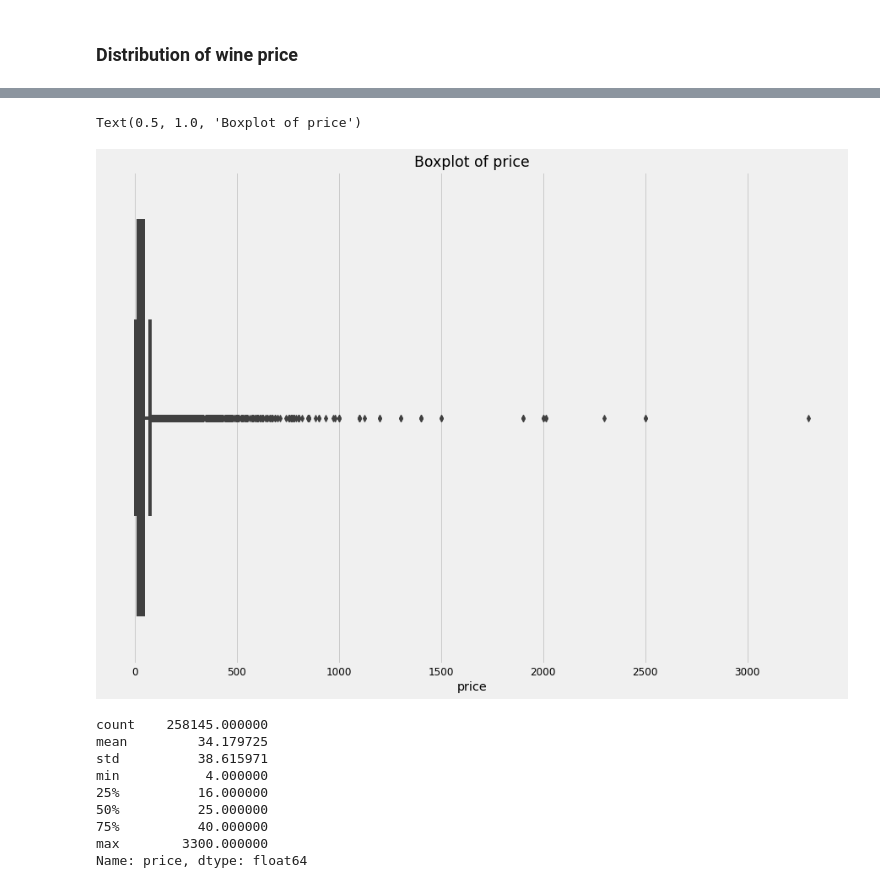
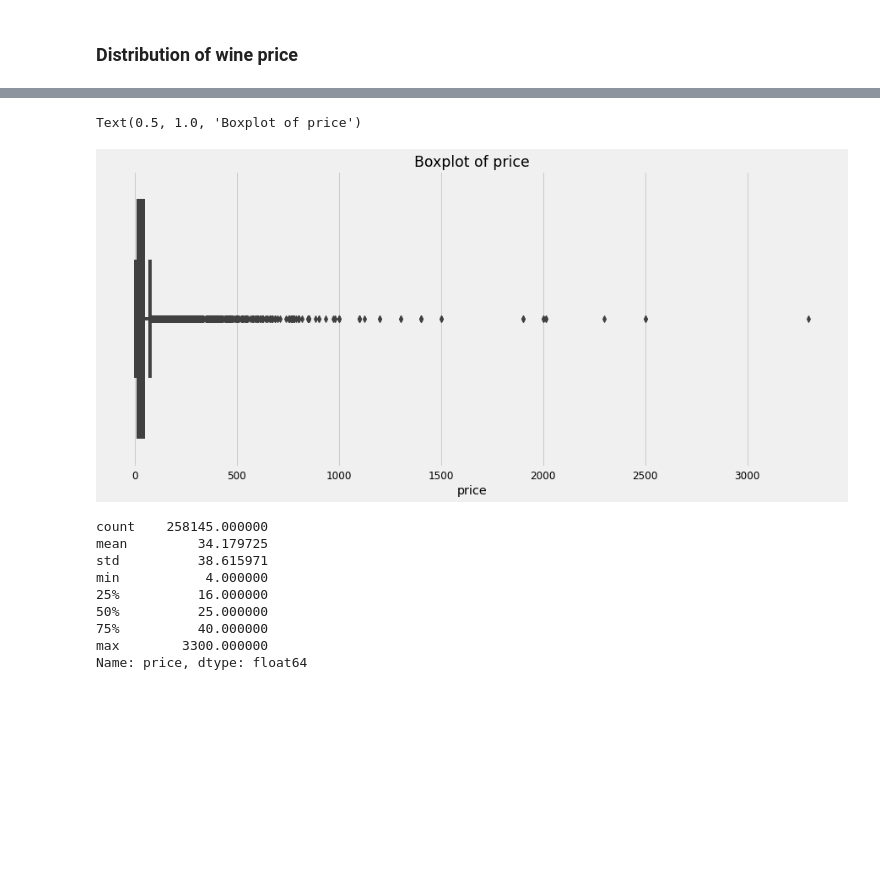
Before and after one commit to FelipeEnne/Wine-Recommendation, a Jupyter notebook: Wine-Recommendation.ipynb, the cells around one changed output, grey strips where cells are left out. Saved outputs shown, nothing was run; the diff lists cells and outputs as text; code cells hidden in the pictures; blank space fills up the shorter version.

```diff
--- a/Wine-Recommendation.ipynb
+++ b/Wine-Recommendation.ipynb
@@ -153,10 +166,10 @@ Text(0.5, 1.0, 'Distribution of price')
 # %%
-plt.figure(figsize=(14,10))
+plt.figure(figsize=(14,6))
 sns.boxplot(data=wines, x='price')
 plt.title('Boxplot of price')
 # %% [output]
 Text(0.5, 1.0, 'Boxplot of price')
-[figure, old version]
+[figure, new version]
 # %%
 mean_price = 34.179725
 std_price = 38.615971
```
Also changed, not shown: parts of 41 cells of this notebook.
